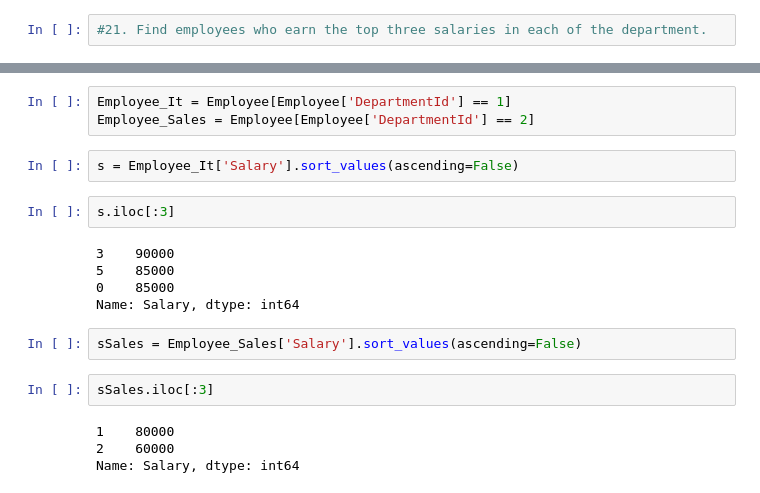
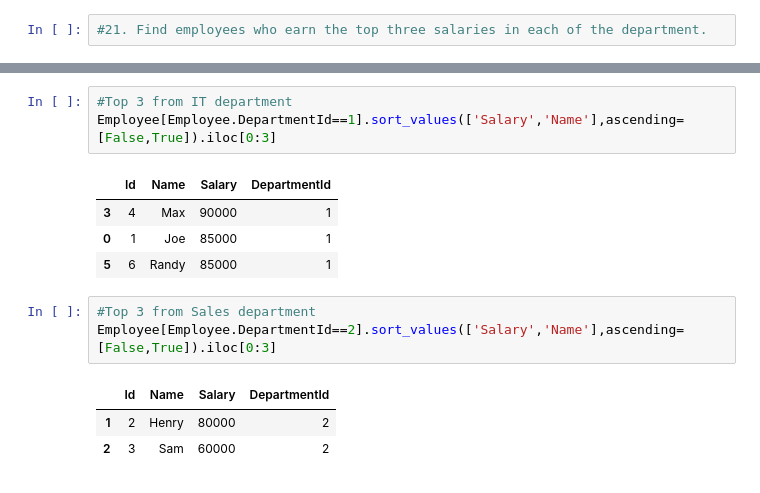
Before and after one commit to infinitechallenge/sqlToPandas, a Jupyter notebook: FB_sql_to_pandas.ipynb, the cells around one changed output, grey strips where cells are left out. Cells and saved outputs as stored; diff of their text form.

Commit message:
sales problem improved

```diff
--- a/FB_sql_to_pandas.ipynb
+++ b/FB_sql_to_pandas.ipynb
@@ -253,20 +266,15 @@ s.sort(ascending=False); s.iloc[:6]
-# %%
-Employee_It = Employee[Employee['DepartmentId'] == 1]
-Employee_Sales = Employee[Employee['DepartmentId'] == 2]
-# %%
-s = Employee_It['Salary'].sort_values(ascending=False)
-# %%
-s.iloc[:3]
-# %% [output]
-3    90000
-5    85000
-0    85000
-Name: Salary, dtype: int64
-# %%
-sSales = Employee_Sales['Salary'].sort_values(ascending=False)
-# %%
-sSales.iloc[:3]
-# %% [output]
-1    80000
-2    60000
-Name: Salary, dtype: int64
+# %%
+#Top 3 from IT department
+Employee[Employee.DepartmentId==1].sort_values(['Salary','Name'],ascending=[False,True]).iloc[0:3]
+# %% [output]
+|  | Id | Name | Salary | DepartmentId |
+| 3 | 4 | Max | 90000 | 1 |
+| 0 | 1 | Joe | 85000 | 1 |
+| 5 | 6 | Randy | 85000 | 1 |
+# %%
+#Top 3 from Sales department
+Employee[Employee.DepartmentId==2].sort_values(['Salary','Name'],ascending=[False,True]).iloc[0:3]
+# %% [output]
+|  | Id | Name | Salary | DepartmentId |
+| 1 | 2 | Henry | 80000 | 2 |
+| 2 | 3 | Sam | 60000 | 2 |
```
Also changed, not shown: parts of 9 cells of this notebook.
